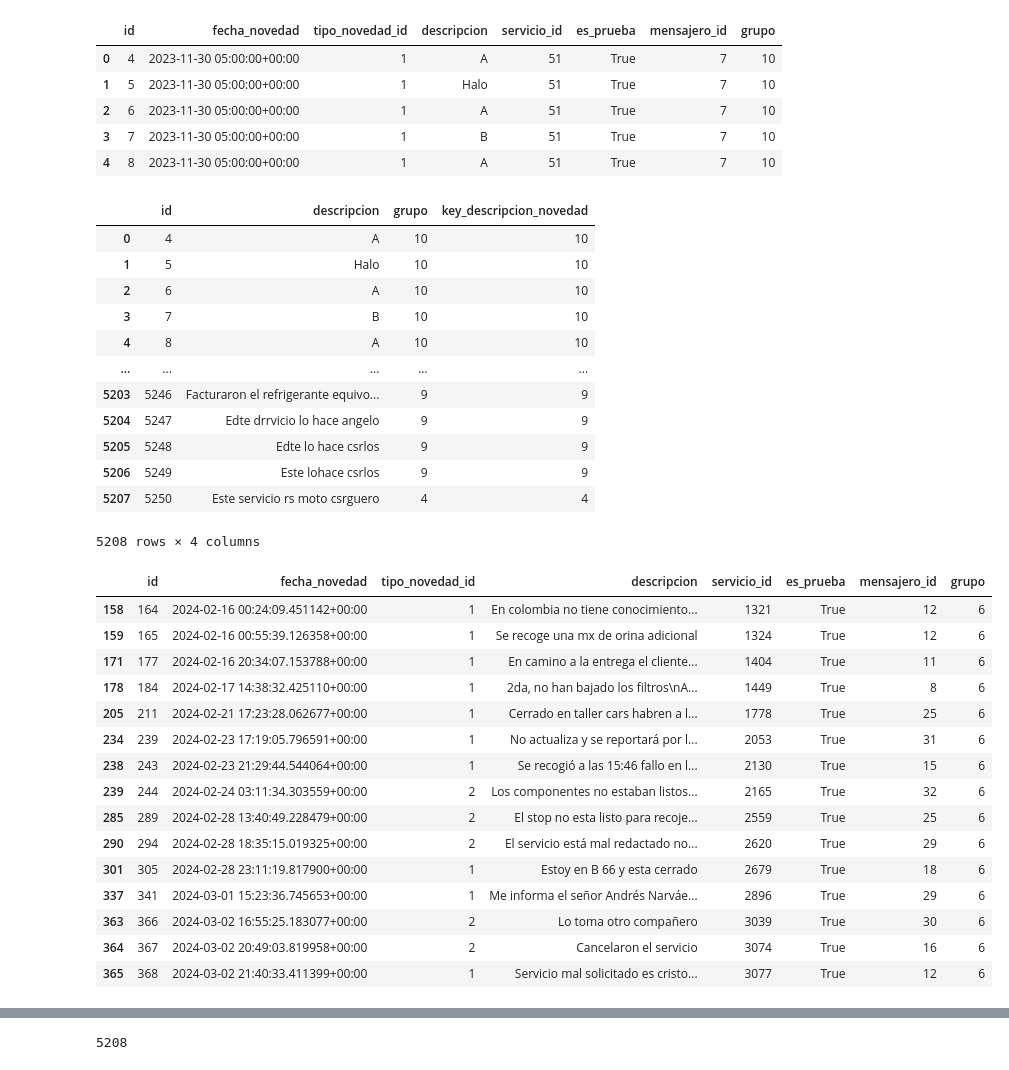
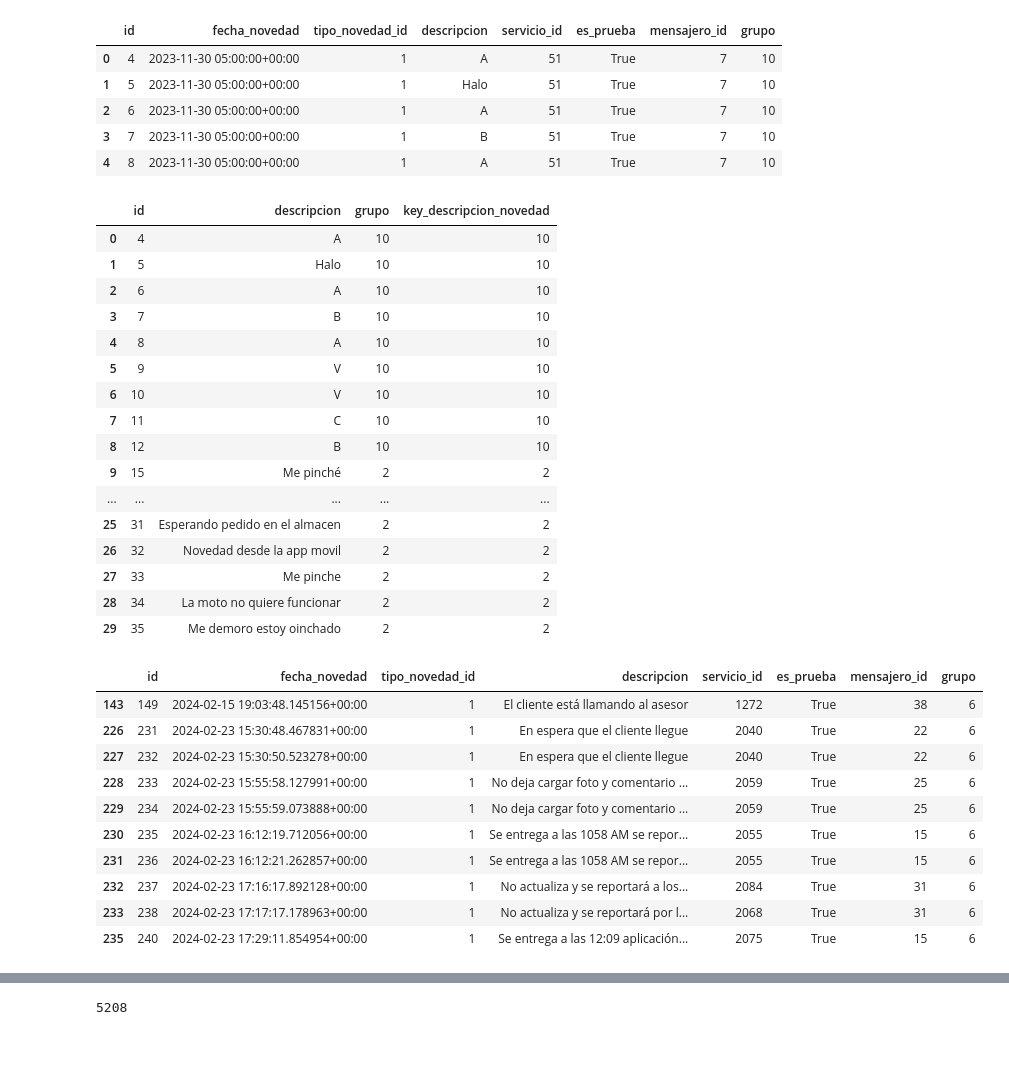
Before and after one commit to JabColV/datascience_project, a Jupyter notebook: segunda_entrega/hecho_novedades_servicio.ipynb, the cells around one changed output, grey strips where cells are left out. Cells and saved outputs as stored; diff of their text form; code cells hidden in the pictures.

```diff
--- a/segunda_entrega/hecho_novedades_servicio.ipynb
+++ b/segunda_entrega/hecho_novedades_servicio.ipynb
@@ -72,7 +72,7 @@ stopwords_spanish = [
     'sentir', 'tratar', 'mirar', 'contar', 'empezar', 'esperar',
     'buscar', 'existir', 'entrar', 'trabajar', 'escribir',
     'perder', 'producir', 'ocurrir', 'entender', 'poder', 'probar',
-    'saber', 'así', 'mientras', 'cualquier', 'algunos', 'muchos',
+    'saber', 'así', 'mientras', 'cualquier', 'algunos', 'muchos', 'cualquier cosa',
     'todos', 'cada', 'pocos', 'nada', 'todo', 'b3', 'b66', 'ya', 'qué'
 ]
 
@@ -81,8 +81,10 @@ special_documents = []
 normal_documents = []
 
 for doc in novedad_servicio['descripcion']:
-    # Verificar si el documento es una letra o una sola palabra
-    if len(doc.strip()) == 1 or (len(doc.strip().split()) == 1):
+    # Verificar si el documento es una letra, una sola palabra o vacío
+    if len(doc.strip()) == 1 or doc.strip() == "":
+        special_documents.append(doc)
+    elif len(doc.strip().split()) == 1:
         special_documents.append(doc)
     else:
         normal_documents.append(doc)
@@ -106,7 +108,7 @@ novedad_servicio['grupo'] = None  # Inicializar una nueva columna para los grupo
 
 # Asignar las etiquetas a las descripciones en el DataFrame
 for i, doc in enumerate(novedad_servicio['descripcion']):
-    if len(doc.strip()) == 1 or (len(doc.strip().split()) == 1):
+    if len(doc.strip()) == 1 or doc.strip() == "" or (len(doc.strip().split()) == 1):
         novedad_servicio.at[i, 'grupo'] = 10  # Asignar al grupo especial
     else:
         novedad_servicio.at[i, 'grupo'] = labels[i - len(special_documents)]  # Ajustar el índice para documentos normales
@@ -123,7 +125,7 @@ novedad_servicio.head(5)
 # %%
 hecho_novedad_servicio = novedad_servicio[["id", "descripcion", "grupo"]]
 hecho_novedad_servicio = pd.merge(hecho_novedad_servicio, descripcion_novedad[["key_descripcion_novedad"]], left_on="grupo", right_on="key_descripcion_novedad", how="left")
-hecho_novedad_servicio
+hecho_novedad_servicio.head(30)
 # %% [output]
 |  | id | descripcion | grupo | key_descripcion_novedad |
 | 0 | 4 | A | 10 | 10 |
@@ -131,33 +133,32 @@ hecho_novedad_servicio
 | 2 | 6 | A | 10 | 10 |
 | 3 | 7 | B | 10 | 10 |
 | 4 | 8 | A | 10 | 10 |
+| 5 | 9 | V | 10 | 10 |
+| 6 | 10 | V | 10 | 10 |
+| 7 | 11 | C | 10 | 10 |
+| 8 | 12 | B | 10 | 10 |
+| 9 | 15 | Me pinché | 2 | 2 |
 | ... | ... | ... | ... | ... |
-| 5203 | 5246 | Facturaron el refrigerante equivo... | 9 | 9 |
-| 5204 | 5247 | Edte drrvicio lo hace angelo | 9 | 9 |
-| 5205 | 5248 | Edte lo hace csrlos | 9 | 9 |
-| 5206 | 5249 | Este lohace csrlos | 9 | 9 |
-| 5207 | 5250 | Este servicio rs moto csrguero | 4 | 4 |
+| 25 | 31 | Esperando pedido en el almacen | 2 | 2 |
+| 26 | 32 | Novedad desde la app movil | 2 | 2 |
+| 27 | 33 | Me pinche | 2 | 2 |
+| 28 | 34 | La moto no quiere funcionar | 2 | 2 |
+| 29 | 35 | Me demoro estoy oinchado | 2 | 2 |
-5208 rows × 4 columns
 # %%
 melo = novedad_servicio.groupby("grupo").size().reset_index(name="cantidad_por_descripcion_novedad")
 melo
 nov = novedad_servicio[novedad_servicio["grupo"] == 6]
-nov.head(15)
+nov.head(10)
 # %% [output]
 |  | id | fecha_novedad | tipo_novedad_id | descripcion | servicio_id | es_prueba | mensajero_id | grupo |
-| 158 | 164 | 2024-02-16 00:24:09.451142+00:00 | 1 | En colombia no tiene conocimiento... | 1321 | True | 12 | 6 |
-| 159 | 165 | 2024-02-16 00:55:39.126358+00:00 | 1 | Se recoge una mx de orina adicional | 1324 | True | 12 | 6 |
-| 171 | 177 | 2024-02-16 20:34:07.153788+00:00 | 1 | En camino a la entrega el cliente... | 1404 | True | 11 | 6 |
-| 178 | 184 | 2024-02-17 14:38:32.425110+00:00 | 1 | 2da, no han bajado los filtros\nA... | 1449 | True | 8 | 6 |
-| 205 | 211 | 2024-02-21 17:23:28.062677+00:00 | 1 | Cerrado en taller cars habren a l... | 1778 | True | 25 | 6 |
-| 234 | 239 | 2024-02-23 17:19:05.796591+00:00 | 1 | No actualiza y se reportará por l... | 2053 | True | 31 | 6 |
-| 238 | 243 | 2024-02-23 21:29:44.544064+00:00 | 1 | Se recogió a las 15:46 fallo en l... | 2130 | True | 15 | 6 |
-| 239 | 244 | 2024-02-24 03:11:34.303559+00:00 | 2 | Los componentes no estaban listos... | 2165 | True | 32 | 6 |
-| 285 | 289 | 2024-02-28 13:40:49.228479+00:00 | 2 | El stop no esta listo para recoje... | 2559 | True | 25 | 6 |
-| 290 | 294 | 2024-02-28 18:35:15.019325+00:00 | 2 | El servicio está mal redactado no... | 2620 | True | 29 | 6 |
-| 301 | 305 | 2024-02-28 23:11:19.817900+00:00 | 1 | Estoy en B 66 y esta cerrado | 2679 | True | 18 | 6 |
-| 337 | 341 | 2024-03-01 15:23:36.745653+00:00 | 1 | Me informa el señor Andrés Narváe... | 2896 | True | 29 | 6 |
-| 363 | 366 | 2024-03-02 16:55:25.183077+00:00 | 2 | Lo toma otro compañero | 3039 | True | 30 | 6 |
-| 364 | 367 | 2024-03-02 20:49:03.819958+00:00 | 2 | Cancelaron el servicio | 3074 | True | 16 | 6 |
-| 365 | 368 | 2024-03-02 21:40:33.411399+00:00 | 1 | Servicio mal solicitado es cristo... | 3077 | True | 12 | 6 |
+| 143 | 149 | 2024-02-15 19:03:48.145156+00:00 | 1 | El cliente está llamando al asesor | 1272 | True | 38 | 6 |
+| 226 | 231 | 2024-02-23 15:30:48.467831+00:00 | 1 | En espera que el cliente llegue | 2040 | True | 22 | 6 |
+| 227 | 232 | 2024-02-23 15:30:50.523278+00:00 | 1 | En espera que el cliente llegue | 2040 | True | 22 | 6 |
+| 228 | 233 | 2024-02-23 15:55:58.127991+00:00 | 1 | No deja cargar foto y comentario ... | 2059 | True | 25 | 6 |
+| 229 | 234 | 2024-02-23 15:55:59.073888+00:00 | 1 | No deja cargar foto y comentario ... | 2059 | True | 25 | 6 |
+| 230 | 235 | 2024-02-23 16:12:19.712056+00:00 | 1 | Se entrega a las 1058 AM se repor... | 2055 | True | 15 | 6 |
+| 231 | 236 | 2024-02-23 16:12:21.262857+00:00 | 1 | Se entrega a las 1058 AM se repor... | 2055 | True | 15 | 6 |
+| 232 | 237 | 2024-02-23 17:16:17.892128+00:00 | 1 | No actualiza y se reportará a los... | 2084 | True | 31 | 6 |
+| 233 | 238 | 2024-02-23 17:17:17.178963+00:00 | 1 | No actualiza y se reportará por l... | 2068 | True | 31 | 6 |
+| 235 | 240 | 2024-02-23 17:29:11.854954+00:00 | 1 | Se entrega a las 12:09 aplicación... | 2075 | True | 15 | 6 |
 # %%
```
Also changed, not shown: parts of 2 cells of this notebook, 4 other files.
